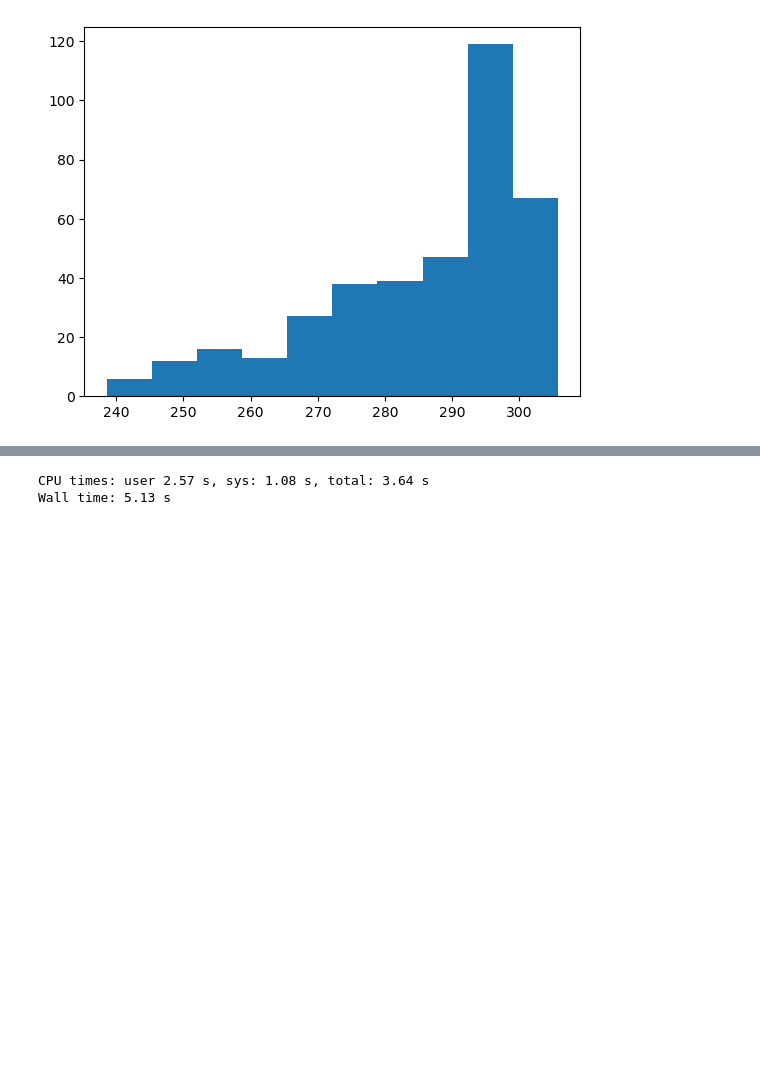
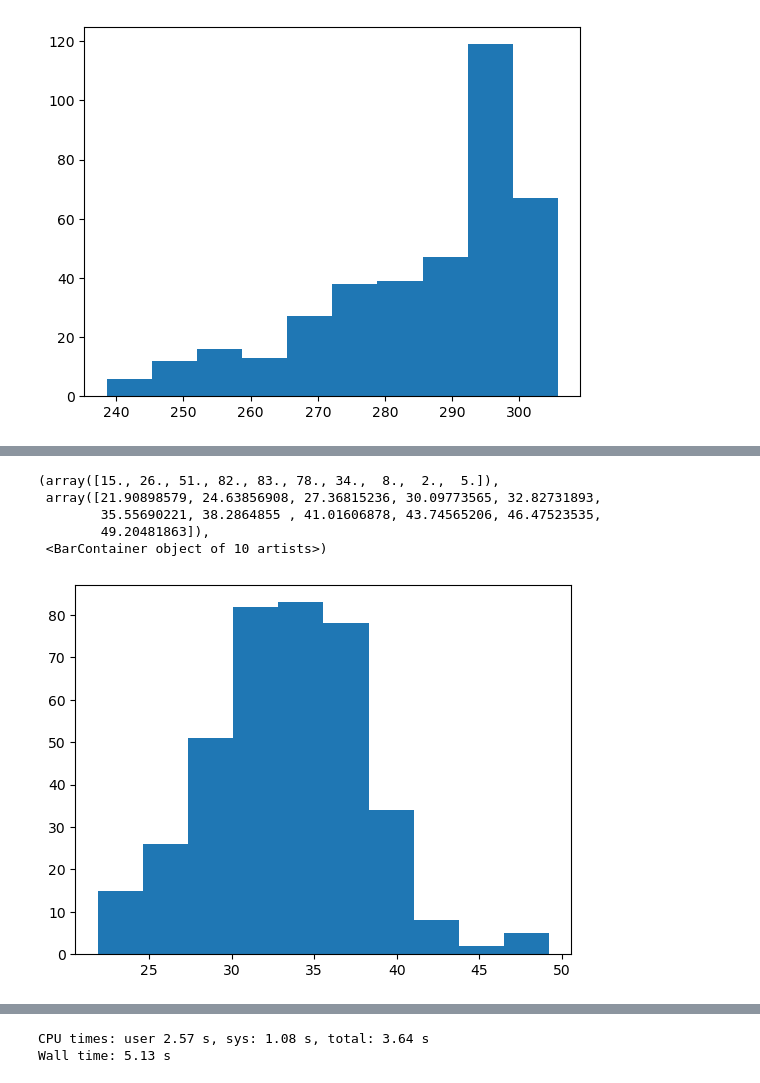
Before and after one commit to SammyAgrawal/diffusion-climsim, a Jupyter notebook: Processing_ClimSim.ipynb, the cells around one changed output, grey strips where cells are left out. Saved outputs shown, nothing was run; the diff lists cells and outputs as text; code cells hidden in the pictures; blank space fills up the shorter version.

```diff
--- a/Processing_ClimSim.ipynb
+++ b/Processing_ClimSim.ipynb
@@ -286,0 +296,3 @@ plt.hist(pmap.sel(lev=59))
+# %%
+ds_in, ds_out = data.load_raw_dataset(chunks = True)
+input_vars, output_vars = data.load_vars('v1', tendencies=False)
@@ -325,0 +555,9 @@ input_vars, output_vars = data.load_vars('v1', tendencies=False)
+# %%
+plt.hist(output_mean.cam_out_SOLSD.data)
+# %% [output]
+(array([15., 26., 51., 82., 83., 78., 34.,  8.,  2.,  5.]),
+ array([21.90898579, 24.63856908, 27.36815236, 30.09773565, 32.82731893,
+        35.55690221, 38.2864855 , 41.01606878, 43.74565206, 46.47523535,
+        49.20481863]),
+ <BarContainer object of 10 artists>)
+[figure, added]
```
Also changed, not shown: parts of 151 cells of this notebook, 11 other files.
